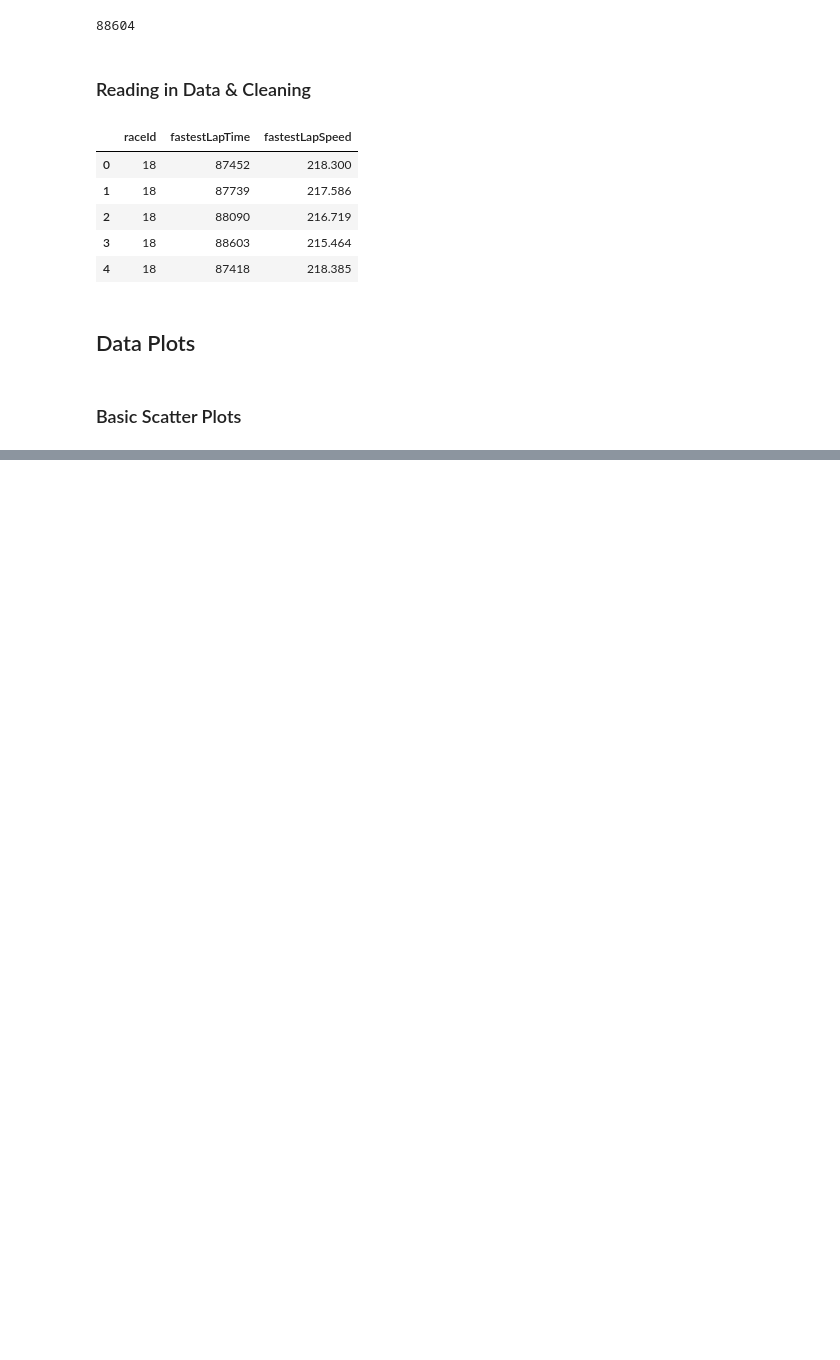
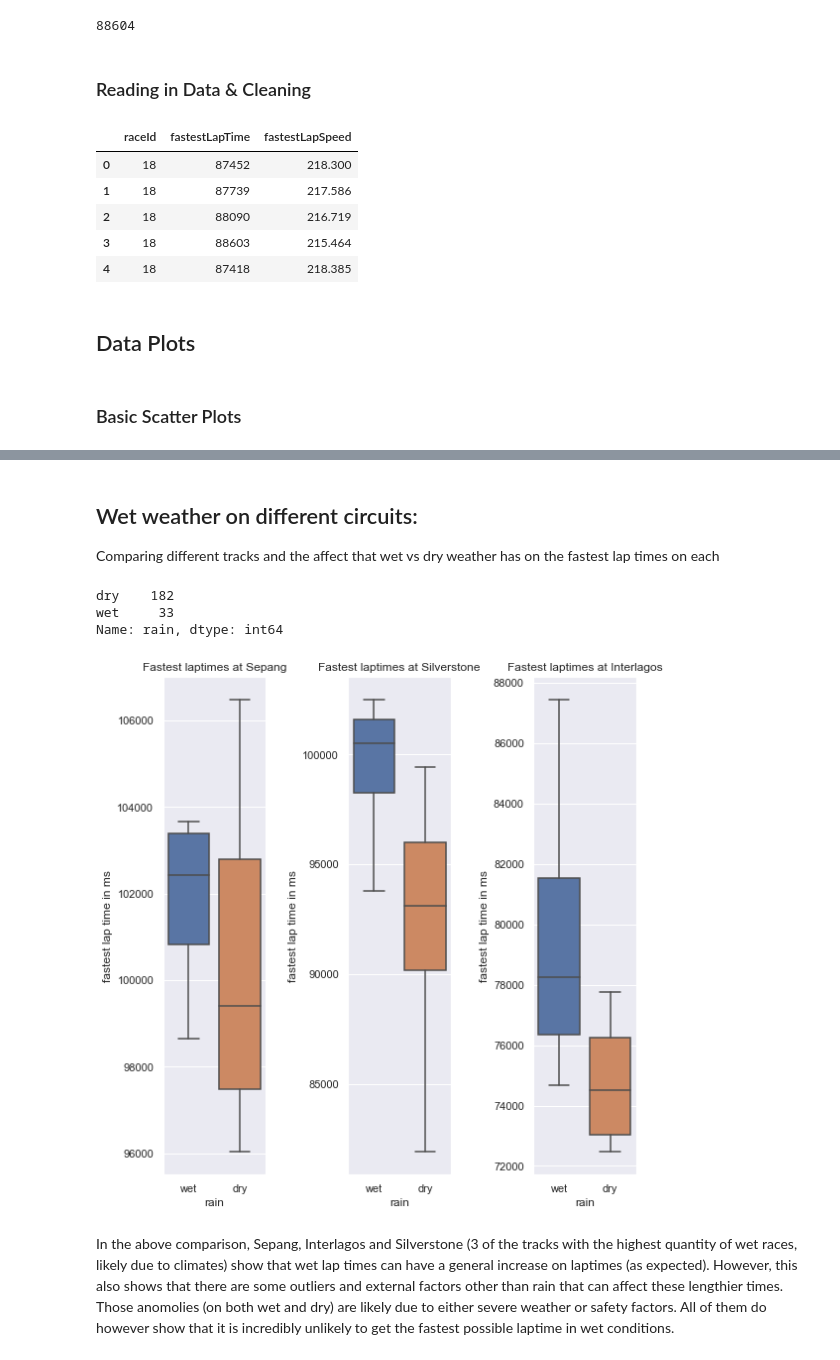
Before and after one commit to floeck/f1-weather-analysis, a Jupyter notebook: notebooks/V10FTW_Group.ipynb, the cells around one changed output, grey strips where cells are left out. Saved outputs shown, nothing was run; the diff lists cells and outputs as text; code cells hidden in the pictures; blank space fills up the shorter version.

Commit message:
Wet time comparisons: silverstone, sepang, interlagos

```diff
--- a/notebooks/V10FTW_Group.ipynb
+++ b/notebooks/V10FTW_Group.ipynb
@@ -166,3 +169,46 @@ Warnings:
 # Year not much of a predictor,
 # however, 2014 - 2015 (P < 0.1) statistically significant at the 10% level
 # may indicate fastest lap times in 2014, 2015 were significantly higher than base year of 2007
+# %% [markdown]
+<h2>Wet weather on different circuits:</h2>
+<p>Comparing different tracks and the affect that wet vs dry weather has on the fastest lap times on each</p>
+# %%
+#No. of recorded races with with vs dry weather:
+df['rain'].value_counts()
+# %% [output]
+dry    182
+wet     33
+Name: rain, dtype: int64
+# %%
+#Compare dry vs wet laptimes at one circuit vs another
+wet = df.loc[(df['rain'] == 'wet')]
+
+#wet['track'].value_counts()  #view how many wet laptimes are recorded at each course
+
+silverstone = df[df['track']=='silverstone']
+sepang = df[df['track']=='sepang']
+interlagos = df[df['track']=='interlagos']
+# %%
+#Figure setup
+fig = plt.figure()
+ax1 = fig.add_subplot(131)
+ax2 = fig.add_subplot(132)
+ax3 = fig.add_subplot(133)
+
+#show sepang times
+sepangTimes = sns.boxplot(y="fastestLapTime",x="rain",data=sepang.sort_values(by='rain',ascending=False),ax=ax1)
+sepangTimes.set(ylabel="fastest lap time in ms",title="Fastest laptimes at Sepang")
+#Show silverstone times
+silverstoneTimes = sns.boxplot(y="fastestLapTime",x="rain",data=silverstone.sort_values(by='rain',ascending=False),ax=ax2)
+silverstoneTimes.set(ylabel="fastest lap time in ms",title='Fastest laptimes at Silverstone')
+#Show interlagos times
+interlagosTimes = sns.boxplot(y="fastestLapTime",x="rain",data=interlagos.sort_values(by='rain',ascending=False),ax=ax3)
+interlagosTimes.set(ylabel="fastest lap time in ms",title='Fastest laptimes at Interlagos')
+
+plt.tight_layout()
+# %% [output]
+[figure, added]
+# %% [markdown]
+In the above comparison, Sepang, Interlagos and Silverstone (3 of the tracks with the highest quantity of wet races, likely due to climates) show that wet lap times can have a general increase on laptimes (as expected). However, this also shows that there are some outliers and external factors other than rain that can affect these lengthier times.
+Those anomolies (on both wet and dry) are likely due to either severe weather or safety factors.
+All of them do however show that it is incredibly unlikely to get the fastest possible laptime in wet conditions.
```
Also changed, not shown: parts of 3 cells of this notebook, 1 other file.
